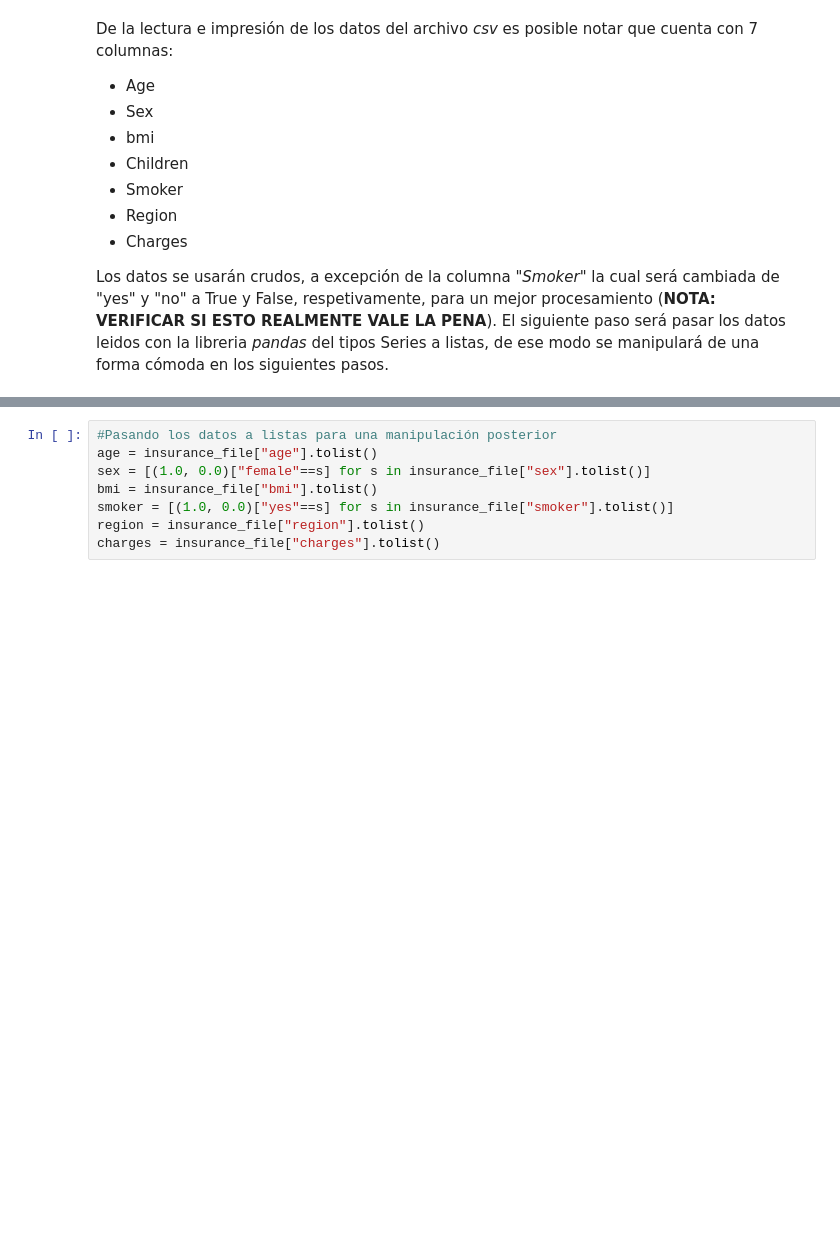
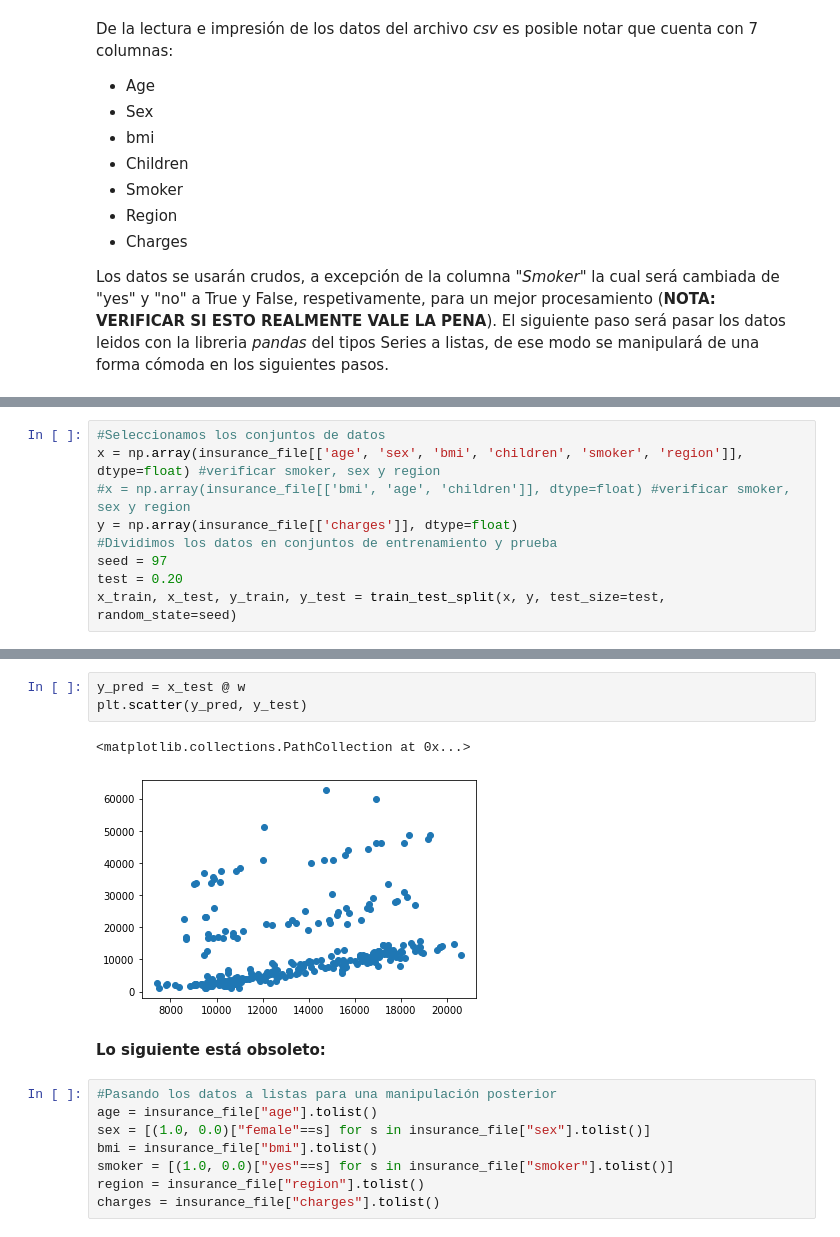
Before and after one commit to MDG99/Algoritmos-de-regresi-n, a Jupyter notebook: Estimación de un seguro.ipynb, the cells around one changed output, grey strips where cells are left out. Saved outputs shown, nothing was run; the diff lists cells and outputs as text; blank space fills up the shorter version.

```diff
--- a/Estimación de un seguro.ipynb
+++ b/Estimación de un seguro.ipynb
@@ -40,0 +76,9 @@ Los datos se usarán crudos, a excepción de la columna *"Smoker"* la cual será
+# %%
+#Seleccionamos los conjuntos de datos
+x = np.array(insurance_file[['age', 'sex', 'bmi', 'children', 'smoker', 'region']], dtype=float) #verificar smoker, sex y region
+#x = np.array(insurance_file[['bmi', 'age', 'children']], dtype=float) #verificar smoker, sex y region
+y = np.array(insurance_file[['charges']], dtype=float)
+#Dividimos los datos en conjuntos de entrenamiento y prueba
+seed = 97
+test = 0.20
+x_train, x_test, y_train, y_test = train_test_split(x, y, test_size=test, random_state=seed)
@@ -41,3 +99,11 @@ Los datos se usarán crudos, a excepción de la columna *"Smoker"* la cual será
+# %%
+y_pred = x_test @ w
+plt.scatter(y_pred, y_test)
+# %% [output]
+<matplotlib.collections.PathCollection at 0x...>
+[figure, added]
+# %% [markdown]
+**Lo siguiente está obsoleto:**
 # %%
 #Pasando los datos a listas para una manipulación posterior
 age = insurance_file["age"].tolist()
```
Also changed, not shown: parts of 4 cells of this notebook.
